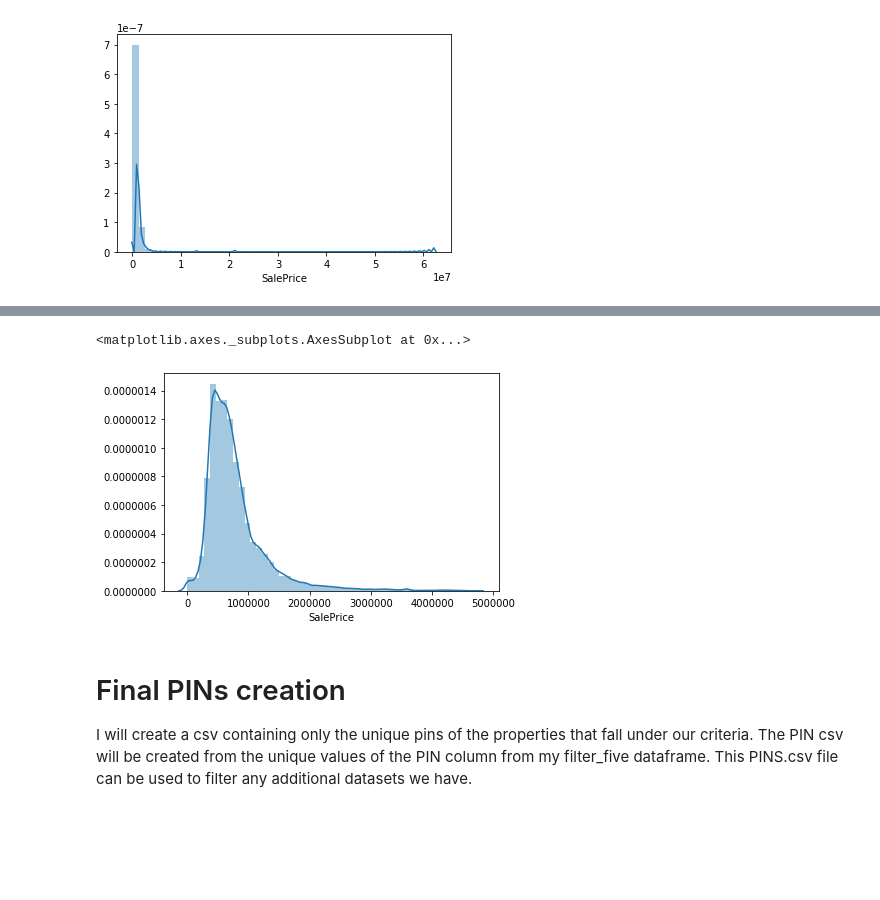
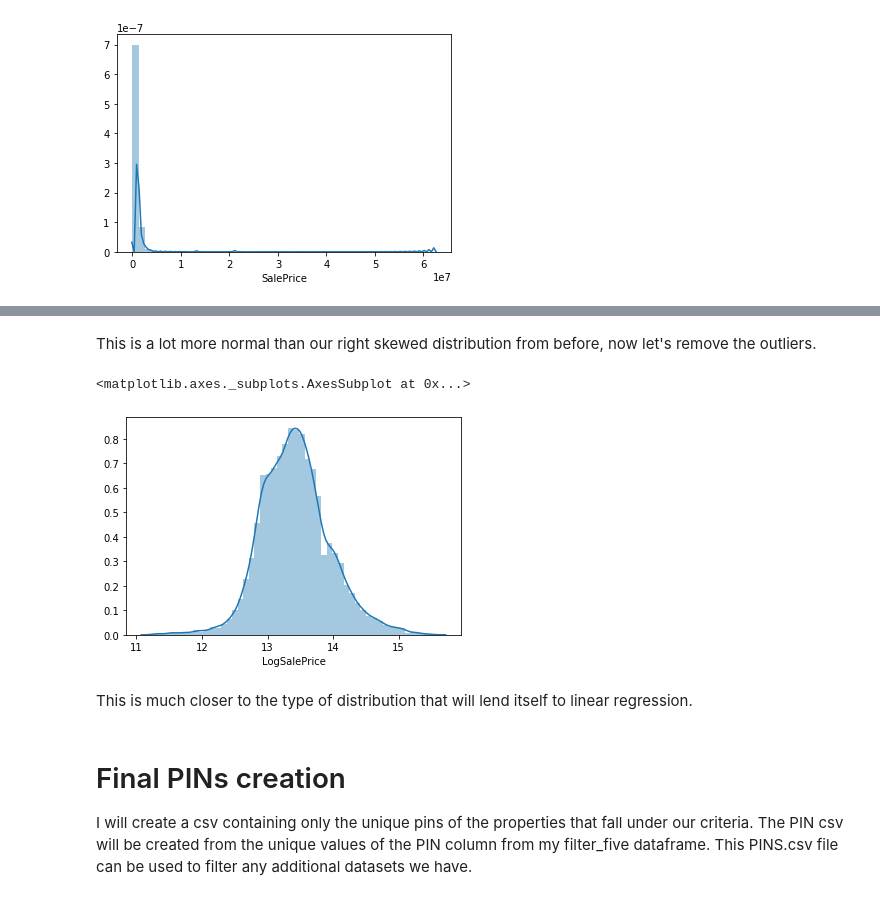
Before and after one commit to chum46/housing_sales_king_county, a Jupyter notebook: notebooks/exploratory/00_mef_initial_data_cleaning.ipynb, the cells around one changed output, grey strips where cells are left out. Cells and saved outputs as stored; diff of their text form; code cells hidden in the pictures; blank space fills up the shorter version.

```diff
--- a/notebooks/exploratory/00_mef_initial_data_cleaning.ipynb
+++ b/notebooks/exploratory/00_mef_initial_data_cleaning.ipynb
@@ -268,0 +328,5 @@ sns.distplot(filter_five.SalePrice)
+# %%
+filter_e = pd.merge(filter_e, res_bldg, how='inner', on='PIN')
+# %%
+filter_f = filter_e[filter_e.BldgGrade<12]
+filter_f
@@ -268,0 +358,3 @@ sns.distplot(filter_five.SalePrice)
+# %%
+filter_f['LogSalePrice'] = np.log(filter_f.SalePrice)
+sns.distplot(filter_f.LogSalePrice)
@@ -269,11 +369,15 @@ sns.distplot(filter_five.SalePrice)
+# %% [markdown]
+This is a lot more normal than our right skewed distribution from before, now let's remove the outliers.
 # %%
-z = np.abs(stats.zscore(filter_five.SalePrice))
-no_outliers = filter_five[z < 3]
+z_scores = np.abs(stats.zscore(filter_f.LogSalePrice))
+no_outliers = filter_f[z_scores < 3]
 # %%
-sns.distplot(no_outliers.SalePrice)
+sns.distplot(no_outliers.LogSalePrice)
 # %% [output]
 <matplotlib.axes._subplots.AxesSubplot at 0x...>
-[figure, old version]
+[figure, new version]
+# %% [markdown]
+This is much closer to the type of distribution that will lend itself to linear regression.
 # %% [markdown]
 # Final PINs creation
 
```
Also changed, not shown: parts of 62 cells of this notebook, 9 other files.
